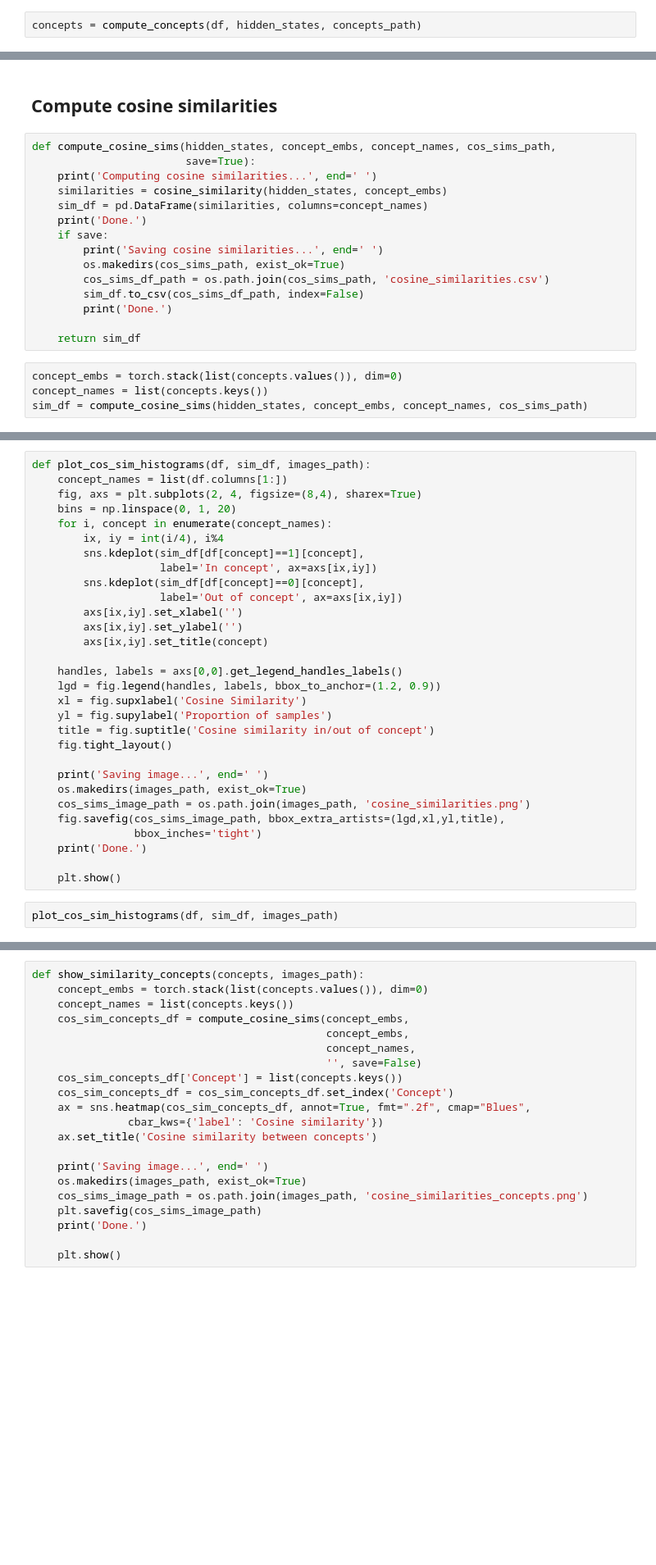
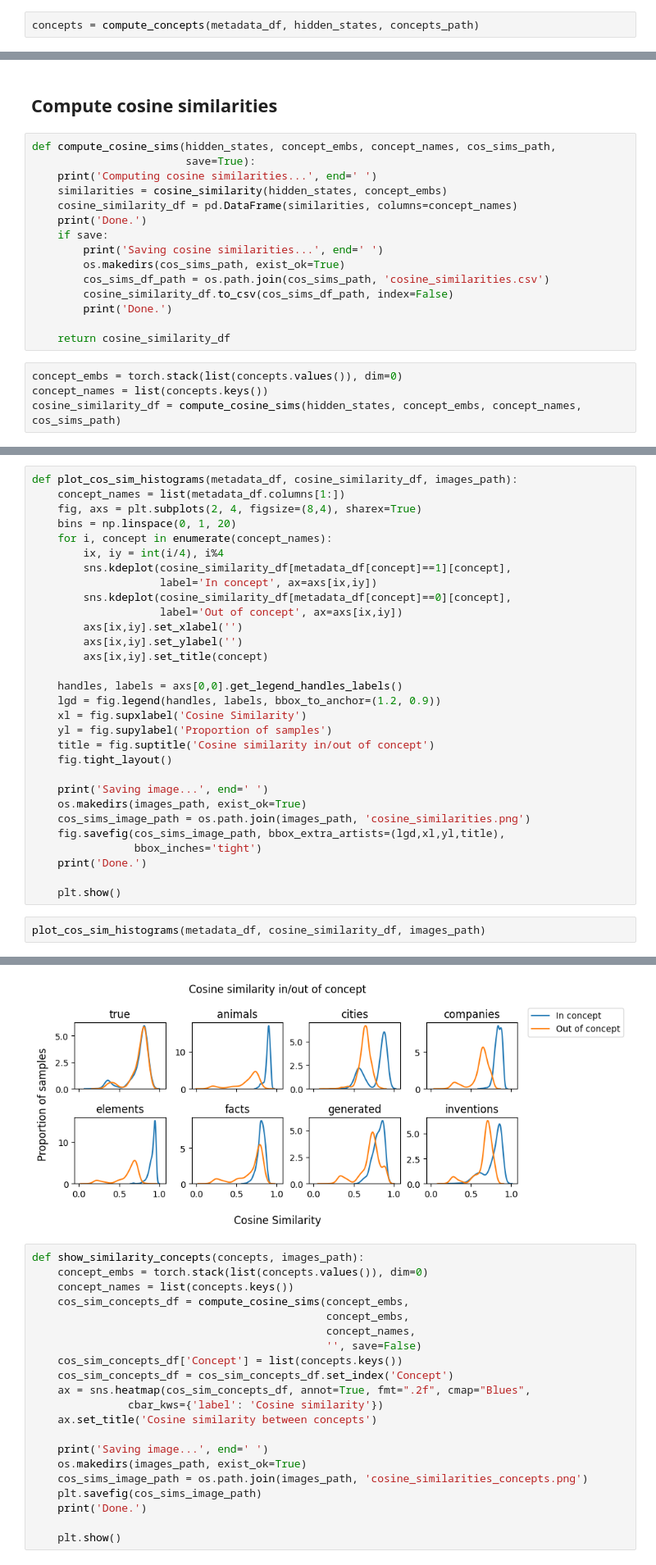
Before and after one commit to cassandra-goldberg/Calibrated_Concepts, a Jupyter notebook: Experiments/Process-TrueFalseDataset.ipynb, the cells around one changed output, grey strips where cells are left out. Shown: that part at 82% size. Saved outputs shown, nothing was run; the diff lists cells and outputs as text; blank space fills up the shorter version.

```diff
--- a/Experiments/Process-TrueFalseDataset.ipynb
+++ b/Experiments/Process-TrueFalseDataset.ipynb
@@ -159,4 +172,4 @@ def compute_concepts(df, hidden_states, concepts_path, save=True):
     print(f'Concepts computed: {list(concepts.keys())}')
     return concepts
 # %%
-concepts = compute_concepts(df, hidden_states, concepts_path)
+concepts = compute_concepts(metadata_df, hidden_states, concepts_path)
@@ -167,17 +184,17 @@ def compute_cosine_sims(hidden_states, concept_embs, concept_names, cos_sims_pat
                         save=True):
     print('Computing cosine similarities...', end=' ')
     similarities = cosine_similarity(hidden_states, concept_embs)
-    sim_df = pd.DataFrame(similarities, columns=concept_names)
+    cosine_similarity_df = pd.DataFrame(similarities, columns=concept_names)
     print('Done.')
     if save:
         print('Saving cosine similarities...', end=' ')
         os.makedirs(cos_sims_path, exist_ok=True)
         cos_sims_df_path = os.path.join(cos_sims_path, 'cosine_similarities.csv')
-        sim_df.to_csv(cos_sims_df_path, index=False)
+        cosine_similarity_df.to_csv(cos_sims_df_path, index=False)
         print('Done.')
 
-    return sim_df
+    return cosine_similarity_df
 # %%
 concept_embs = torch.stack(list(concepts.values()), dim=0)
 concept_names = list(concepts.keys())
-sim_df = compute_cosine_sims(hidden_states, concept_embs, concept_names, cos_sims_path)
+cosine_similarity_df = compute_cosine_sims(hidden_states, concept_embs, concept_names, cos_sims_path)
@@ -184,13 +204,13 @@ sim_df = compute_cosine_sims(hidden_states, concept_embs, concept_names, cos_sim
 # %%
-def plot_cos_sim_histograms(df, sim_df, images_path):
-    concept_names = list(df.columns[1:])
+def plot_cos_sim_histograms(metadata_df, cosine_similarity_df, images_path):
+    concept_names = list(metadata_df.columns[1:])
     fig, axs = plt.subplots(2, 4, figsize=(8,4), sharex=True)
     bins = np.linspace(0, 1, 20)
     for i, concept in enumerate(concept_names):
         ix, iy = int(i/4), i%4
-        sns.kdeplot(sim_df[df[concept]==1][concept],
+        sns.kdeplot(cosine_similarity_df[metadata_df[concept]==1][concept],
                     label='In concept', ax=axs[ix,iy])
-        sns.kdeplot(sim_df[df[concept]==0][concept],
+        sns.kdeplot(cosine_similarity_df[metadata_df[concept]==0][concept],
                     label='Out of concept', ax=axs[ix,iy])
         axs[ix,iy].set_xlabel('')
         axs[ix,iy].set_ylabel('')
@@ -212,4 +232,5 @@ def plot_cos_sim_histograms(df, sim_df, images_path):
 
     plt.show()
 # %%
-plot_cos_sim_histograms(df, sim_df, images_path)
+plot_cos_sim_histograms(metadata_df, cosine_similarity_df, images_path)
+# %% [output]
@@ -216,3 +238,4 @@ plot_cos_sim_histograms(df, sim_df, images_path)
+[figure, added]
 # %%
 def show_similarity_concepts(concepts, images_path):
     concept_embs = torch.stack(list(concepts.values()), dim=0)
```
Also changed, not shown: parts of 20 cells of this notebook, 1 other file.
